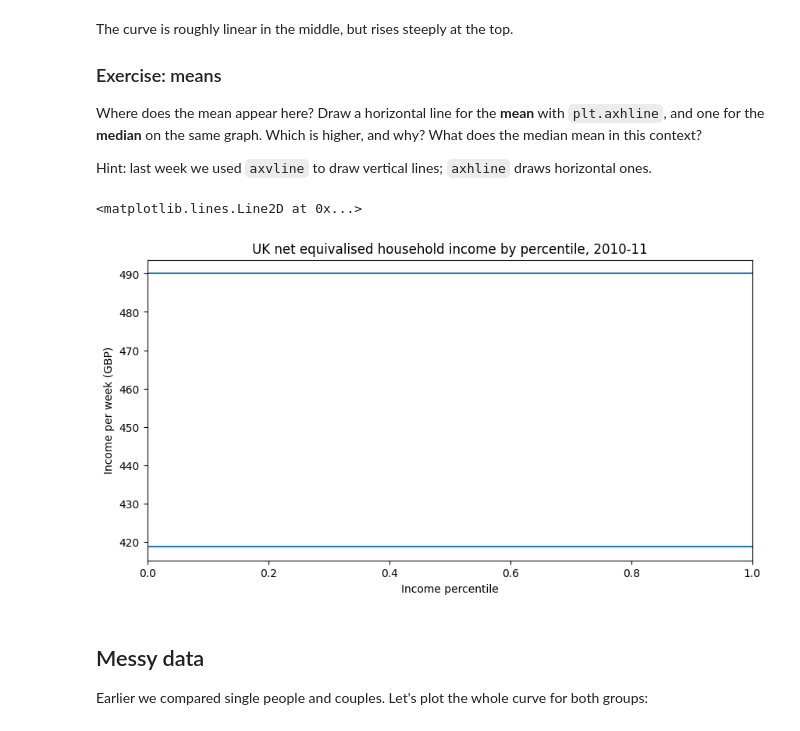
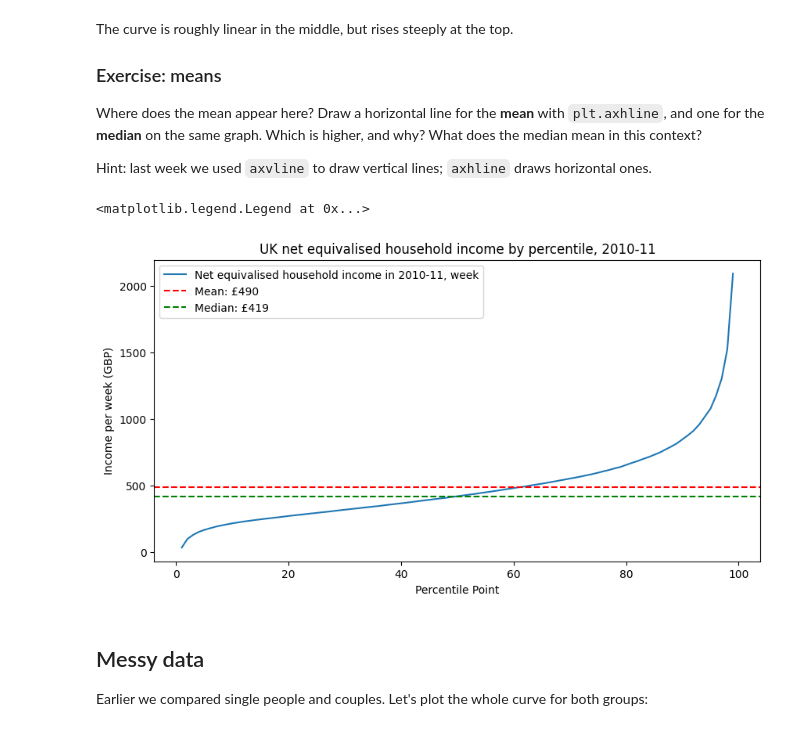
Before and after one commit to farahby25-hub/QM2, a Jupyter notebook: notebooks/W02. Pandas.ipynb, the cells around one changed output. Drawn from its saved outputs; the diff is of its cells as text; code cells hidden in the pictures.

```diff
--- a/notebooks/W02. Pandas.ipynb
+++ b/notebooks/W02. Pandas.ipynb
@@ -163,23 +163,24 @@ Hint: last week we used `axvline` to draw vertical lines; `axhline` draws horizo
 # %%
 income = pd.read_csv("https://s3.eu-west-2.amazonaws.com/qm2/wk2/incomes.csv", index_col=0)
 
 def mean(values):
   return sum(values)/len(values)
 def median(values):
   return sorted(values)[len(values)//2]
 
 weekly = "Net equivalised household income in 2010-11, week"
 income[weekly]
 
 plt.title("UK net equivalised household income by percentile, 2010-11")
 plt.xlabel("Income percentile")
 plt.ylabel("Income per week (GBP)")
-
-plt.axhline(mean(income[weekly]))
-plt.axhline(median(income[weekly]))
+income[weekly].plot()
+plt.axhline(income[weekly].mean(), color="red", linestyle="--", label=f"Mean: £{income[weekly].mean():.0f}")
+plt.axhline(income[weekly].median(), color="green", linestyle="--", label=f"Median: £{income[weekly].median():.0f}")
+plt.legend()
 # %% [output]
-<matplotlib.lines.Line2D at 0x...>
+<matplotlib.legend.Legend at 0x...>
-[figure, old version]
+[figure, new version]
 # %% [markdown]
 ## Messy data
 
```
Also changed, not shown: parts of 1 cell of this notebook.
